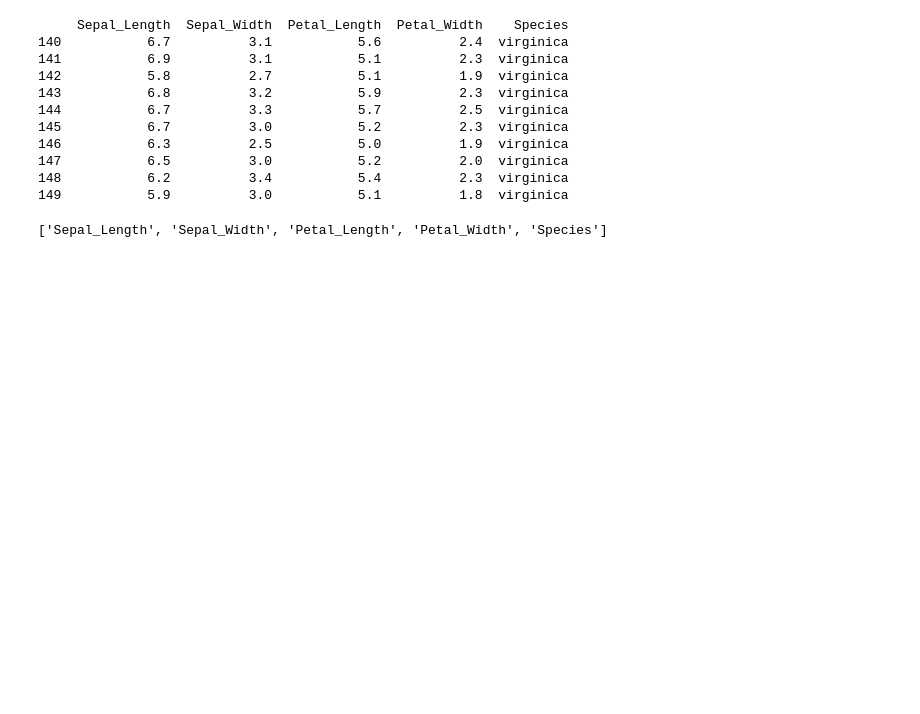
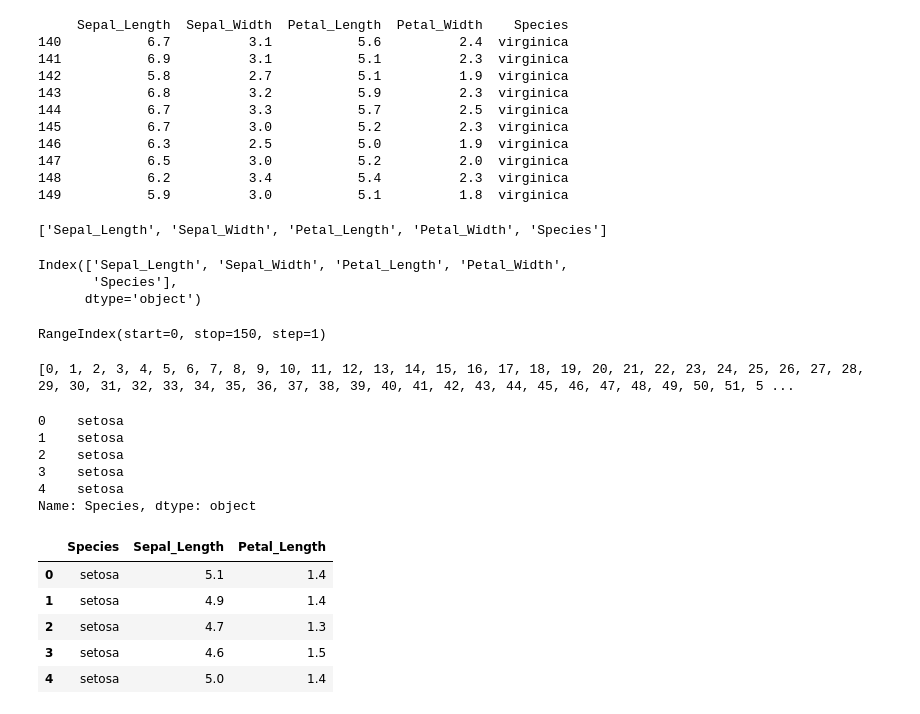
Before and after one commit to EderDataDriven/EderDataDriven, a Jupyter notebook: Python_Librerias.ipynb, the cells around one changed output. Cells and saved outputs as stored; diff of their text form; code cells hidden in the pictures; blank space fills up the shorter version.

```diff
--- a/Python_Librerias.ipynb
+++ b/Python_Librerias.ipynb
@@ -305,13 +305,40 @@ list(archivo.axes[1])
 ['Sepal_Length', 'Sepal_Width', 'Petal_Length', 'Petal_Width', 'Species']
 # %%
 # Columnas. Nombre de las columnas que encuentra en la cabecera del archivo
+archivo.columns[:]
+# %% [output]
+Index(['Sepal_Length', 'Sepal_Width', 'Petal_Length', 'Petal_Width',
+       'Species'],
+      dtype='object')
 # %%
 # Filas. Nombre que obtiene cada fila de datos
+archivo.index
+# %% [output]
+RangeIndex(start=0, stop=150, step=1)
 # %%
 # Imprimir el nombre de las filas en una lista:
+print(list(archivo.index))
+# %% [output]
+[0, 1, 2, 3, 4, 5, 6, 7, 8, 9, 10, 11, 12, 13, 14, 15, 16, 17, 18, 19, 20, 21, 22, 23, 24, 25, 26, 27, 28, 29, 30, 31, 32, 33, 34, 35, 36, 37, 38, 39, 40, 41, 42, 43, 44, 45, 46, 47, 48, 49, 50, 51, 5 ...
 # %%
 # Indice por Columnas
+archivo['Species'].head()
+# %% [output]
+0    setosa
+1    setosa
+2    setosa
+3    setosa
+4    setosa
+Name: Species, dtype: object
 # %%
 # Indexar por varias columnas
+archivo[['Species', 'Sepal_Length', 'Petal_Length']].head()
+# %% [output]
+|  | Species | Sepal_Length | Petal_Length |
+| 0 | setosa | 5.1 | 1.4 |
+| 1 | setosa | 4.9 | 1.4 |
+| 2 | setosa | 4.7 | 1.3 |
+| 3 | setosa | 4.6 | 1.5 |
+| 4 | setosa | 5.0 | 1.4 |
 # %%
 # Acceder al valor de la columna a traves del operador '.'
```
Also changed, not shown: parts of 12 cells of this notebook.
